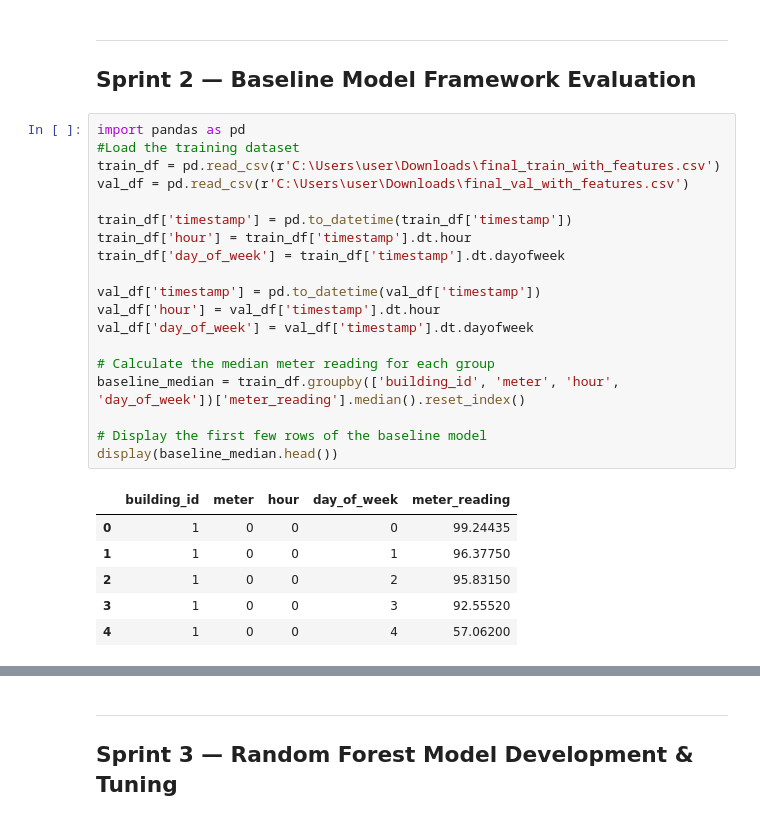
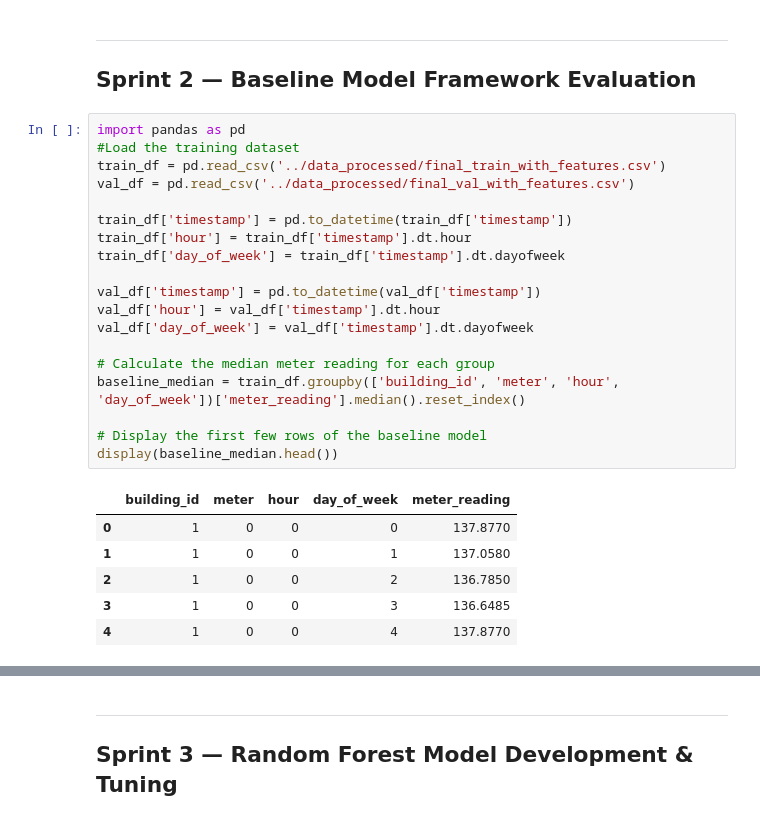
Before and after one commit to ZahraSabouri/CMT307_GreatEnergyPredictor, a Jupyter notebook: notebooks/Ayan_Anomaly_Investigation.ipynb, the cells around one changed output, grey strips where cells are left out. Drawn from its saved outputs; the diff is of its cells as text.

```diff
--- a/notebooks/Ayan_Anomaly_Investigation.ipynb
+++ b/notebooks/Ayan_Anomaly_Investigation.ipynb
@@ -613,29 +613,29 @@ Data successfully exported to 'detailed_anomalies.csv'.
 # %%
 import pandas as pd
 #Load the training dataset
-train_df = pd.read_csv(r'C:\Users\user\Downloads\final_train_with_features.csv')
-val_df = pd.read_csv(r'C:\Users\user\Downloads\final_val_with_features.csv')
+train_df = pd.read_csv('../data_processed/final_train_with_features.csv')
+val_df = pd.read_csv('../data_processed/final_val_with_features.csv')
 
 train_df['timestamp'] = pd.to_datetime(train_df['timestamp'])
 train_df['hour'] = train_df['timestamp'].dt.hour
 train_df['day_of_week'] = train_df['timestamp'].dt.dayofweek
 
 val_df['timestamp'] = pd.to_datetime(val_df['timestamp'])
 val_df['hour'] = val_df['timestamp'].dt.hour
 val_df['day_of_week'] = val_df['timestamp'].dt.dayofweek
 
 # Calculate the median meter reading for each group
 baseline_median = train_df.groupby(['building_id', 'meter', 'hour', 'day_of_week'])['meter_reading'].median().reset_index()
 
 # Display the first few rows of the baseline model
 display(baseline_median.head())
 # %% [output]
 |  | building_id | meter | hour | day_of_week | meter_reading |
-| 0 | 1 | 0 | 0 | 0 | 99.24435 |
-| 1 | 1 | 0 | 0 | 1 | 96.37750 |
-| 2 | 1 | 0 | 0 | 2 | 95.83150 |
-| 3 | 1 | 0 | 0 | 3 | 92.55520 |
-| 4 | 1 | 0 | 0 | 4 | 57.06200 |
+| 0 | 1 | 0 | 0 | 0 | 137.8770 |
+| 1 | 1 | 0 | 0 | 1 | 137.0580 |
+| 2 | 1 | 0 | 0 | 2 | 136.7850 |
+| 3 | 1 | 0 | 0 | 3 | 136.6485 |
+| 4 | 1 | 0 | 0 | 4 | 137.8770 |
 # %%
 # Merge val_df with baseline_median to get the predicted median meter_reading
 val_df = pd.merge(
```
Also changed, not shown: parts of 12 cells of this notebook.
